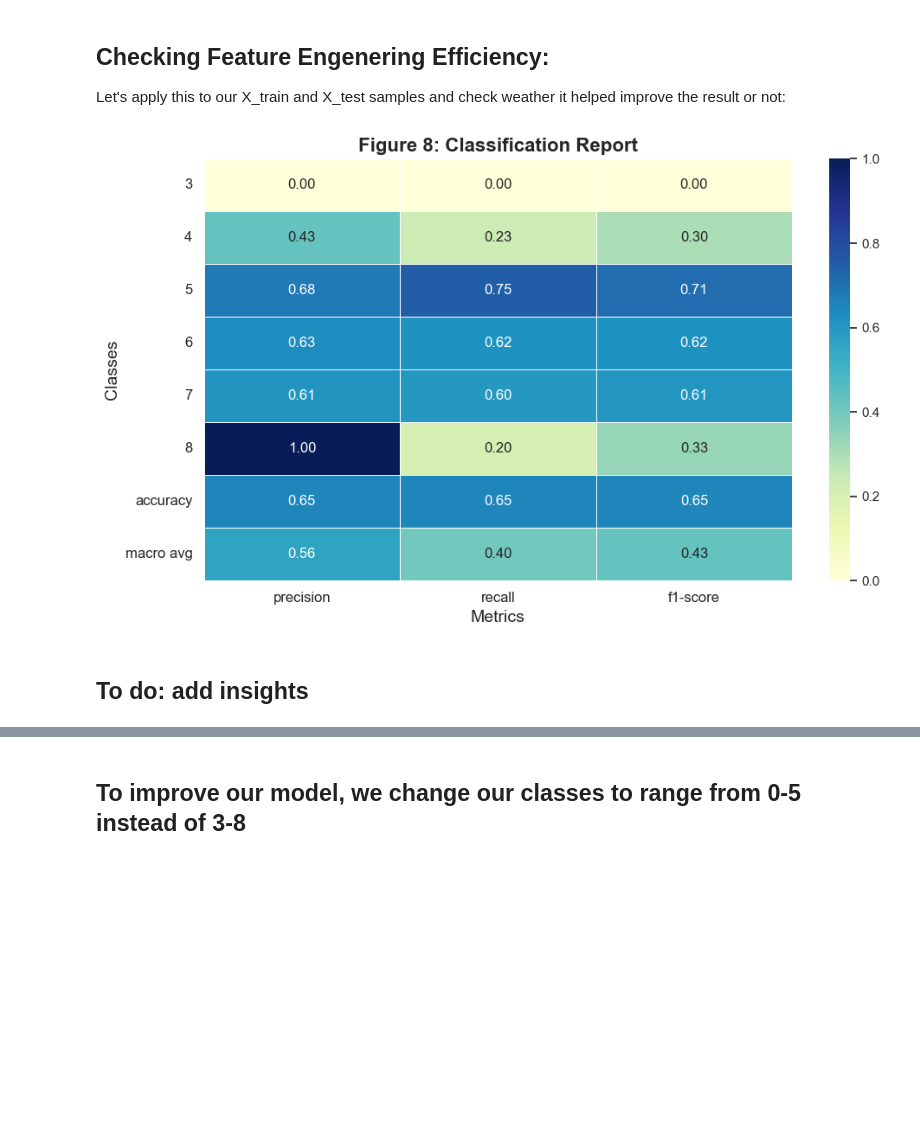
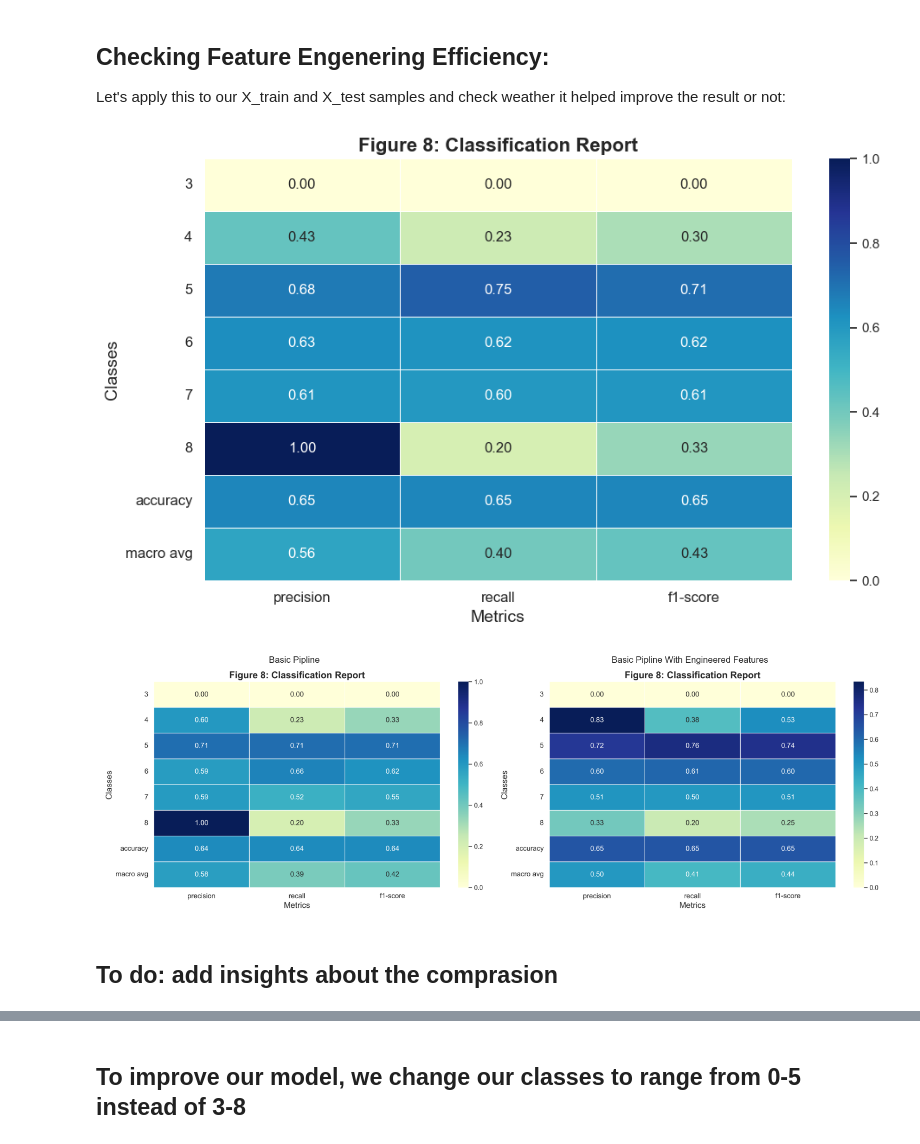
Before and after one commit to airbagdeer/tabular-ds-project, a Jupyter notebook: EX2.ipynb, the cells around one changed output, grey strips where cells are left out. Cells and saved outputs as stored; diff of their text form; code cells hidden in the pictures; blank space fills up the shorter version.

```diff
--- a/EX2.ipynb
+++ b/EX2.ipynb
@@ -66,3 +61,22 @@ def calculate_confusion_matrix(y_true, y_pred):
+# %%
+def compare_scores(path_result_1, path_result_2, headline_1, headline_2):
+    first_pipeline_results = mpimg.imread(path_result_1)
+    second_pipeline_results = mpimg.imread(path_result_2)
+
+    fig, axes = plt.subplots(1, 2, figsize=(15, 5))
+
+    axes[0].imshow(first_pipeline_results)
+    axes[0].axis('off')  # Hide the axes
+    axes[0].set_title(headline_1)
+
+    # Display the second image
+    axes[1].imshow(second_pipeline_results)
+    axes[1].axis('off')  # Hide the axes
+    axes[1].set_title(headline_2)
+
+    # Adjust layout and show the plot
+    plt.tight_layout()
+    plt.show()
 # %% [markdown]
 ### And this one will help us identigy where the errors occurs.
 # %%
@@ -97,8 +111,8 @@ def round_results(y_pred):
 
     return y_pred_indexed
 # %%
-def get_predications(model, X_train_samples, X_test_samples, y_train_classes):
-    model.fit(X_train_samples, y_train_classes)
+def get_predications(model, X_train_samples, X_test_samples, y_train_classes, sample_weights=None):
+    model.fit(X_train_samples, y_train_classes, sample_weight=sample_weights)
     y_pred = model.predict(X_test_samples)
     return round_results(y_pred=y_pred)
 # %%
@@ -241,17 +246,17 @@ free sulfur dioxide -0.05065605724427627
 ## Checking Feature Engenering Efficiency:
 Let's apply this to our X_train and X_test samples and check weather it helped improve the result or not:
 # %%
-def retest_results(X, y, model):
-    # resplit with the same random level to get the same samples
-    X_train, X_test, y_train, y_test = split_data_set(X=X, y=y)
-    # get new predictions
-    y_pred_fe = get_predications(model, X_train_samples=X_train, X_test_samples=X_test, y_train_classes=y_train)
-    #show results
-    calculate_scores(y_test, y_pred_fe, 'feature_engineering-pipline-results')
+X_train, X_test, y_train, y_test = split_data_set(X,y)
+y_pred_fe = get_predications(basic_model, X_train_samples=X_train, X_test_samples=X_test, y_train_classes=y_train)
+calculate_scores(y_test, y_pred_fe, image_name='basic-pipline-with-feature-engineering-results')
+compare_scores(path_result_1='./images/basic-pipline-results.png',
+               path_result_2='./images/feature_engineering-pipline-results.png',
+                headline_1='Basic Pipline',
+                headline_2='Basic Pipline With Engineered Features')
 
-retest_results(X, y, basic_model)
 ###to do: put this plot next to the previous
 # %% [output]
 [figure]
+[figure, added]
 # %% [markdown]
-## To do: add insights
+## To do: add insights about the comprasion
```
Also changed, not shown: parts of 38 cells of this notebook, 8 other files.
